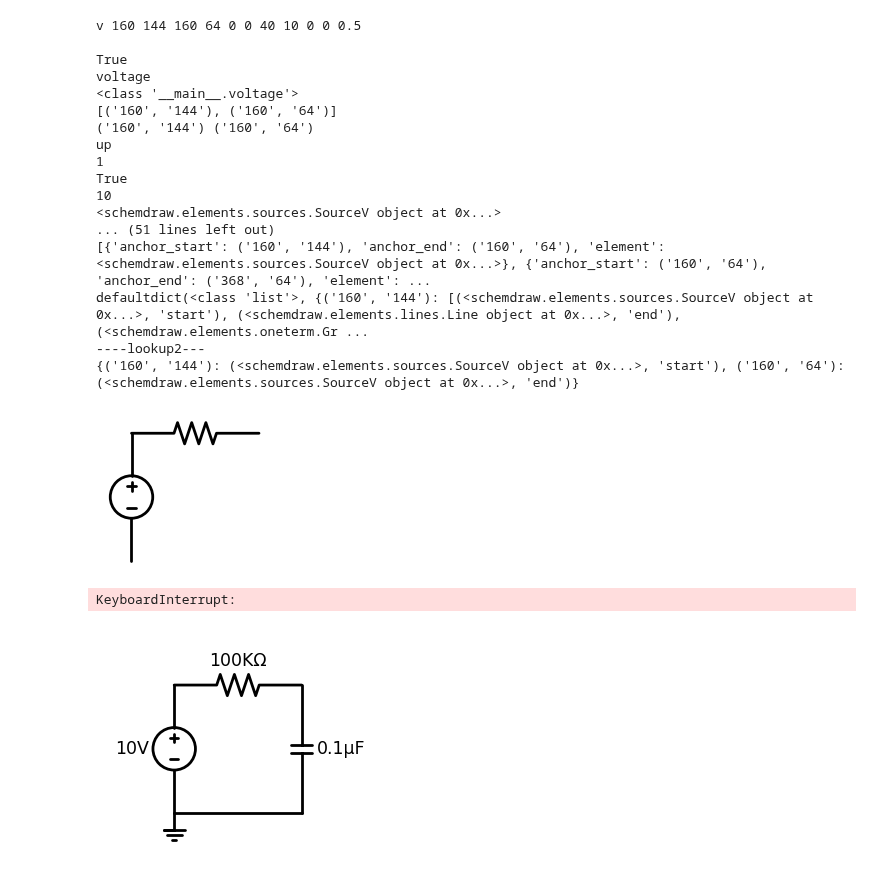
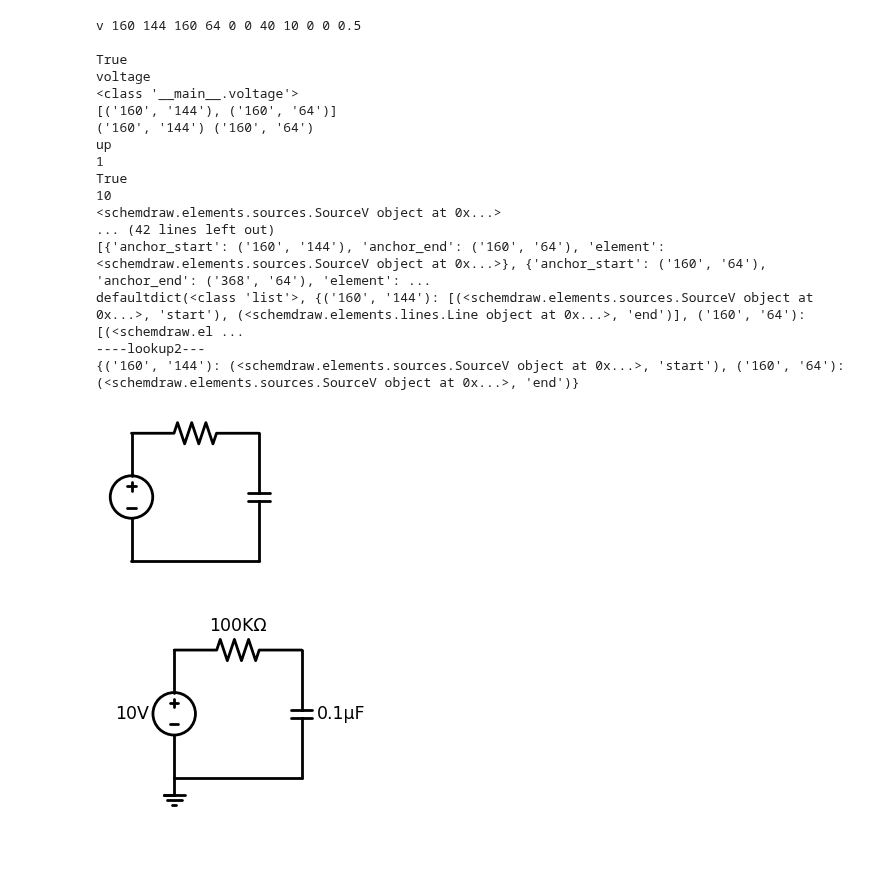
Before and after one commit to raspberrypisig/circuitjs2schemdraw, a Jupyter notebook: main.ipynb, the cells around one changed output. Cells and saved outputs as stored; diff of their text form; code cells hidden in the pictures.

```diff
--- a/main.ipynb
+++ b/main.ipynb
@@ -22,13 +22,14 @@ class CircuitJSGrammar(Grammar):
     two_terminal_coords = Repeat(integer_literal, mi=4, ma=4)
 
     capacitor = Sequence(Keyword('c'), two_terminal_coords, integer_literal, exponential_literal, Repeat(decimal_or_integer_literal, mi=2, ma=2))
-    ground = Sequence(Keyword('g'), two_terminal_coords, Repeat(integer_literal, mi=2, ma=2))
+    #ground = Sequence(Keyword('g'), two_terminal_coords, Repeat(integer_literal, mi=2, ma=2))
     resistor = Sequence(Keyword('r'), two_terminal_coords, integer_literal, integer_literal)
     voltage = Sequence(Keyword('v'), two_terminal_coords, Repeat(integer_literal, mi=3, ma=3), integer_literal, Repeat(integer_literal, mi=2, ma=2), decimal_or_integer_literal)
     wire = Sequence(Keyword('w'), two_terminal_coords, integer_literal)
 
 
-    START = Choice(capacitor, ground, resistor, voltage, wire)
+    #START = Choice(capacitor, ground, resistor, voltage, wire)
+    START = Choice(capacitor, resistor, voltage, wire)
 
 def node_props(node, children):
     return {
@@ -318,38 +319,41 @@ with schemdraw.Drawing() as d:
             f,g = lookup2[anchor_start]
             d += e.at(getattr(f, g))
             i = i + 1
+            lookup2[anchor_start] = (e, 'start')
+            lookup2[anchor_end] = (e, 'end')
 
 
         elif anchor_end in lookup2:
             f,g = lookup2[anchor_end]
             d += e.at(getattr(f, g))
             i = i + 1
+            lookup2[anchor_start] = (e, 'start')
+            lookup2[anchor_end] = (e, 'end')
 
         else:
             pass
 #with schemdraw.Drawing() as d:
 #    for c in component_list:
 #        d += c
 # %% [output]
 v 160 144 160 64 0 0 40 10 0 0 0.5
 
 True
 voltage
 <class '__main__.voltage'>
 [('160', '144'), ('160', '64')]
 ('160', '144') ('160', '64')
 up
 1
 True
 10
 <schemdraw.elements.sources.SourceV object at 0x...>
-... (51 lines left out)
+... (42 lines left out)
 [{'anchor_start': ('160', '144'), 'anchor_end': ('160', '64'), 'element': <schemdraw.elements.sources.SourceV object at 0x...>}, {'anchor_start': ('160', '64'), 'anchor_end': ('368', '64'), 'element': ...
-defaultdict(<class 'list'>, {('160', '144'): [(<schemdraw.elements.sources.SourceV object at 0x...>, 'start'), (<schemdraw.elements.lines.Line object at 0x...>, 'end'), (<schemdraw.elements.oneterm.Gr ...
+defaultdict(<class 'list'>, {('160', '144'): [(<schemdraw.elements.sources.SourceV object at 0x...>, 'start'), (<schemdraw.elements.lines.Line object at 0x...>, 'end')], ('160', '64'): [(<schemdraw.el ...
 ----lookup2---
 {('160', '144'): (<schemdraw.elements.sources.SourceV object at 0x...>, 'start'), ('160', '64'): (<schemdraw.elements.sources.SourceV object at 0x...>, 'end')}
-[figure, old version]
+[figure, new version]
-KeyboardInterrupt:
 # %%
 %matplotlib inline
 %config InlineBackend.figure_format = 'svg'
```
